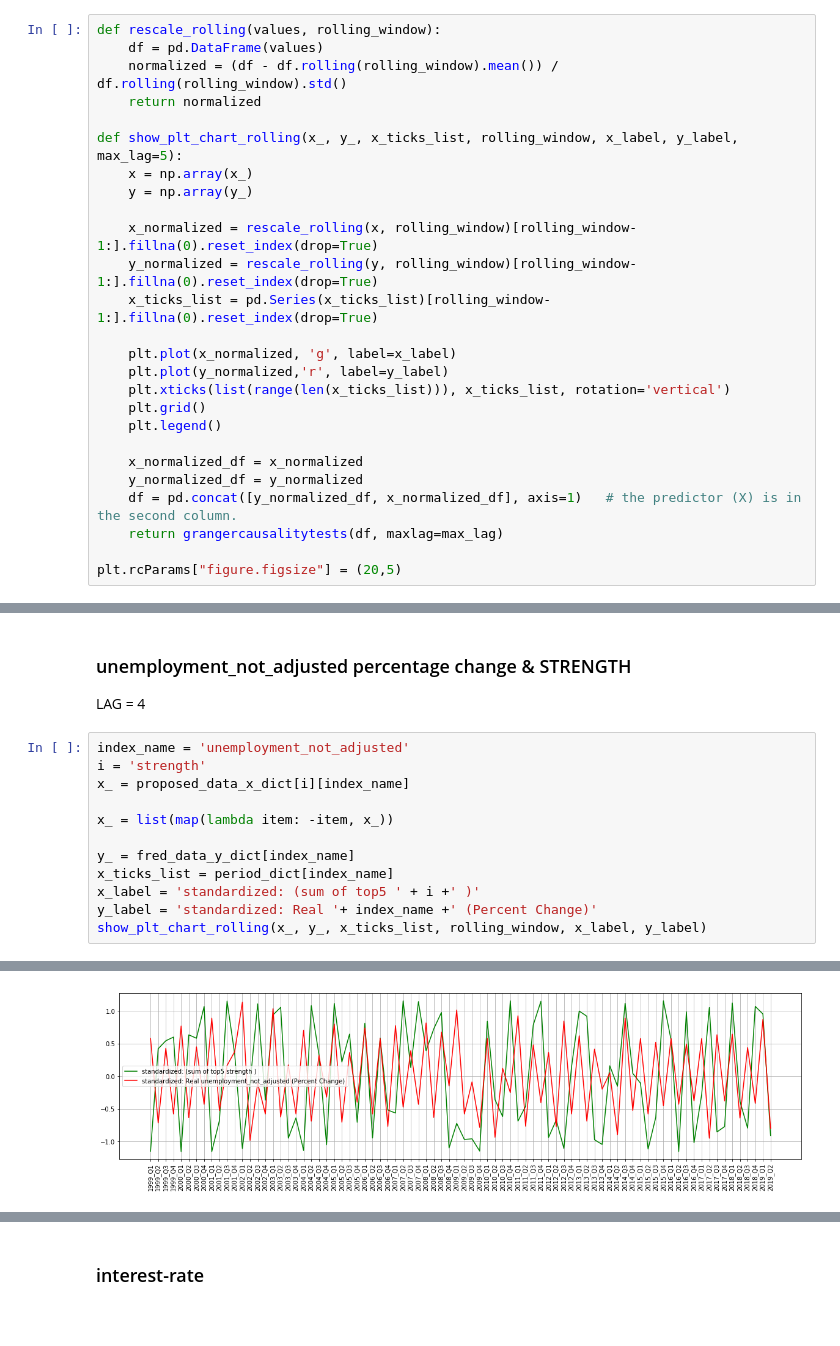
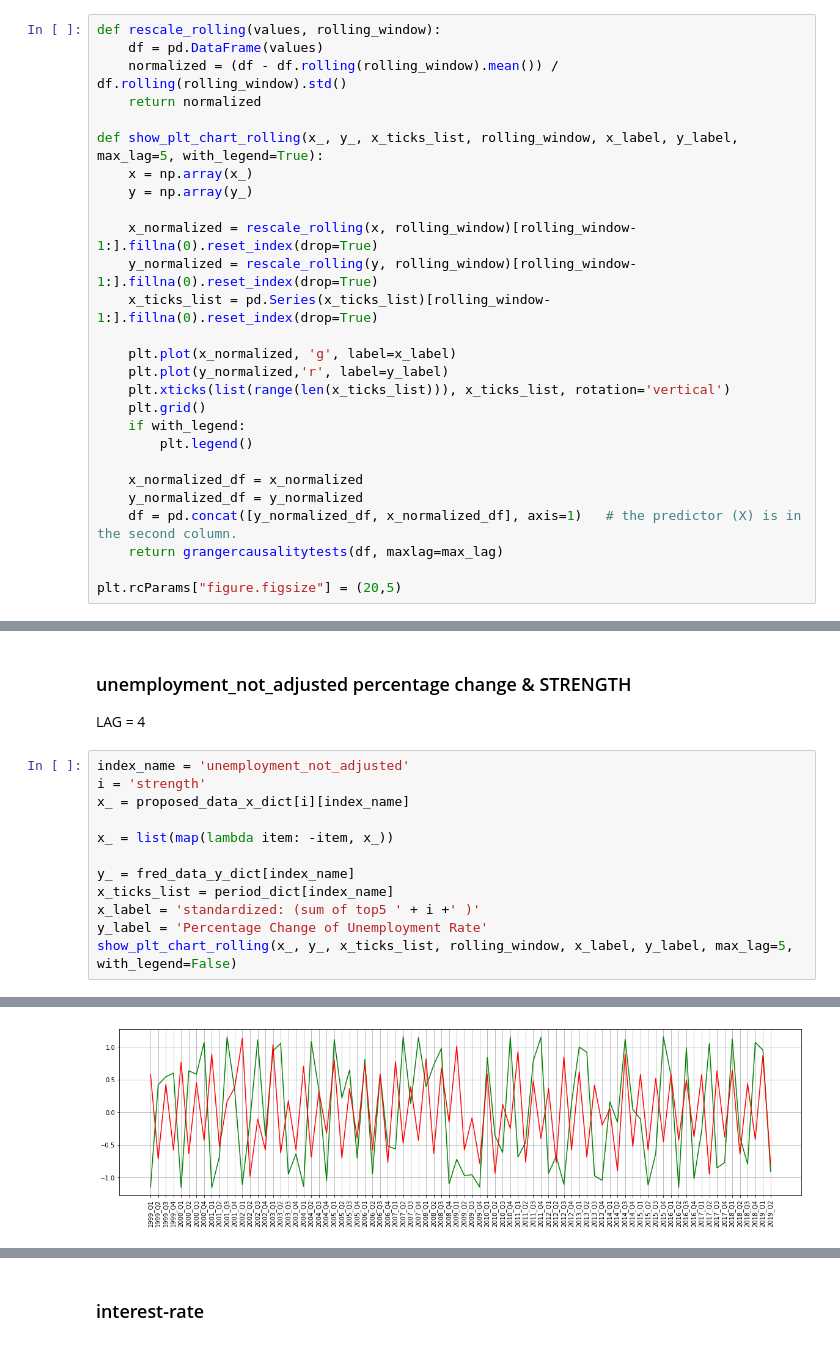
Before and after one commit to fagan2888/bis_speeches_text_bigram_frequency, a Jupyter notebook: source/check_granger_causality_Frequency_rolling_gdp_unemployment_interest-rate_ted.ipynb, the cells around one changed output, grey strips where cells are left out. Saved outputs shown, nothing was run; the diff lists cells and outputs as text.

Commit message:
chart legend

```diff
--- a/source/check_granger_causality_Frequency_rolling_gdp_unemployment_interest-rate_ted.ipynb
+++ b/source/check_granger_causality_Frequency_rolling_gdp_unemployment_interest-rate_ted.ipynb
@@ -93,7 +114,7 @@ def rescale_rolling(values, rolling_window):
     normalized = (df - df.rolling(rolling_window).mean()) / df.rolling(rolling_window).std()
     return normalized
 
-def show_plt_chart_rolling(x_, y_, x_ticks_list, rolling_window, x_label, y_label, max_lag=5):
+def show_plt_chart_rolling(x_, y_, x_ticks_list, rolling_window, x_label, y_label, max_lag=5, with_legend=True):
     x = np.array(x_)
     y = np.array(y_)
 
@@ -105,7 +126,8 @@ def show_plt_chart_rolling(x_, y_, x_ticks_list, rolling_window, x_label, y_labe
     plt.plot(y_normalized,'r', label=y_label)
     plt.xticks(list(range(len(x_ticks_list))), x_ticks_list, rotation='vertical')
     plt.grid()
-    plt.legend()
+    if with_legend:
+        plt.legend()
 
     x_normalized_df = x_normalized
     y_normalized_df = y_normalized
@@ -510,8 +532,8 @@ x_ = list(map(lambda item: -item, x_))
 y_ = fred_data_y_dict[index_name]
 x_ticks_list = period_dict[index_name]
 x_label = 'standardized: (sum of top5 ' + i +' )'
-y_label = 'standardized: Real '+ index_name +' (Percent Change)'
-show_plt_chart_rolling(x_, y_, x_ticks_list, rolling_window, x_label, y_label)
+y_label = 'Percentage Change of Unemployment Rate'
+show_plt_chart_rolling(x_, y_, x_ticks_list, rolling_window, x_label, y_label, max_lag=5, with_legend=False)
 # %% [output]
 Granger Causality
 number of lags (no zero) 1
@@ -520,31 +542,31 @@ ssr based chi2 test:   chi2=0.2852  , p=0.5933  , df=1
 likelihood ratio test: chi2=0.2847  , p=0.5937  , df=1
 parameter F test:         F=0.2746  , p=0.6018  , df_denom=78, df_num=1
 
 Granger Causality
 number of lags (no zero) 2
 ssr based F test:         F=2.5438  , p=0.0853  , df_denom=75, df_num=2
 ssr based chi2 test:   chi2=5.4268  , p=0.0663  , df=2
 likelihood ratio test: chi2=5.2506  , p=0.0724  , df=2
 ... (18 lines left out)
 ssr based F test:         F=1.7785  , p=0.1294  , df_denom=66, df_num=5
 ssr based chi2 test:   chi2=10.3743 , p=0.0653  , df=5
 likelihood ratio test: chi2=9.7325  , p=0.0832  , df=5
 parameter F test:         F=1.7785  , p=0.1294  , df_denom=66, df_num=5
 {1: ({'lrtest': (0.2846533028652516, 0.5936673711436644, 1),
    'params_ftest': (0.2745927976096634, 0.6017532728760855, 78.0, 1.0),
    'ssr_chi2test': (0.2851540590561805, 0.5933427914353362, 1),
    'ssr_ftest': (0.2745927976096553, 0.6017532728760855, 78.0, 1)},
   [<statsmodels.regression.linear_model.RegressionResultsWrapper at 0x...>,
    <statsmodels.regression.linear_model.RegressionResultsWrapper at 0x...>,
    array([[0., 1., 0.]])]),
  2: ({'lrtest': (5.250629899518884, 0.07241694574259344, 2),
    'params_ftest': (2.5437980651488994, 0.08532969460739184, 75.0, 2.0),
    'ssr_chi2test': (5.426769205650988, 0.06631198672880956, 2),
    'ssr_ftest': (2.5437980651489003, 0.08532969460739184, 75.0, 2)},
   [<statsmodels.regression.linear_model.RegressionResultsWrapper at 0x...>,
 ... (29 lines left out)
           [0., 0., 0., 0., 0., 0., 1., 0., 0., 0., 0.],
           [0., 0., 0., 0., 0., 0., 0., 1., 0., 0., 0.],
           [0., 0., 0., 0., 0., 0., 0., 0., 1., 0., 0.],
           [0., 0., 0., 0., 0., 0., 0., 0., 0., 1., 0.]])])}
-[figure, old version]
+[figure, new version]
```
Also changed, not shown: parts of 4 cells of this notebook.
